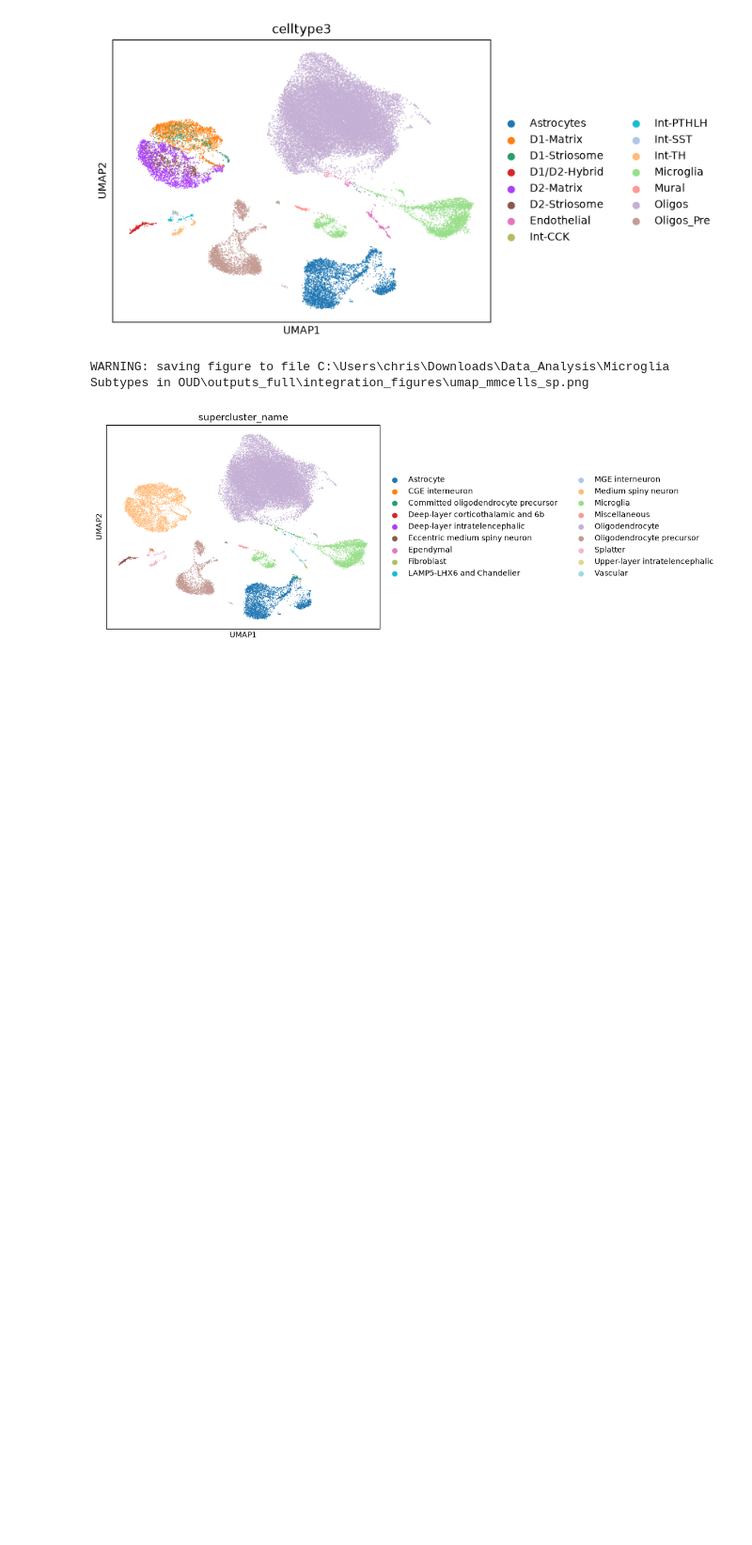
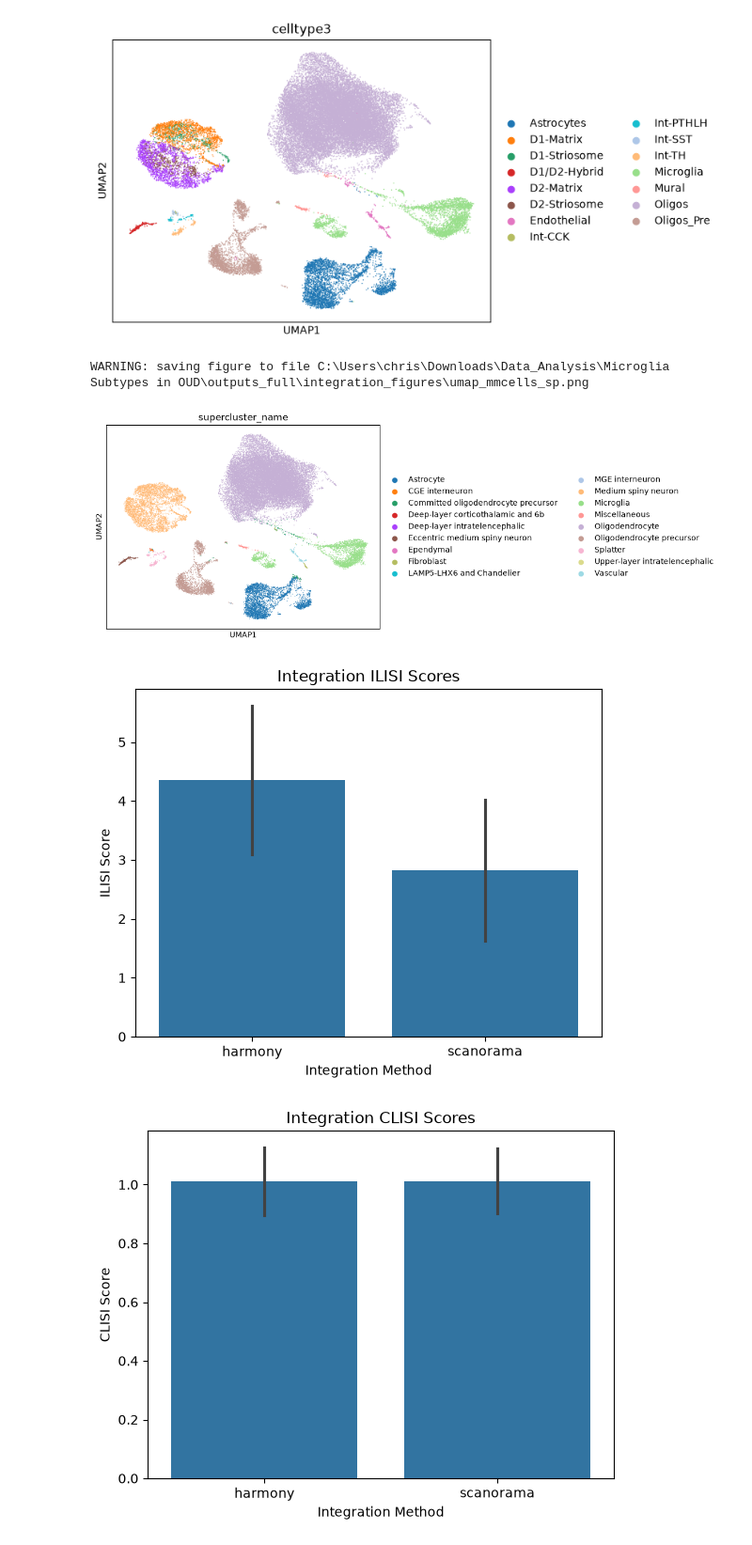
Before and after one commit to danielle-daneuro/Microglia-Subtypes-in-OUD, a Jupyter notebook: notebooks/f03_integration_putamen.ipynb, the cells around one changed output. Shown at 94% size. Drawn from its saved outputs; the diff is of its cells as text; code cells hidden in the pictures; blank space fills up the shorter version.

```diff
--- a/notebooks/f03_integration_putamen.ipynb
+++ b/notebooks/f03_integration_putamen.ipynb
@@ -179,3 +180,6 @@ WARNING: saving figure to file C:\Users\chris\Downloads\Data_Analysis\Microglia
 #Write integrated data
 hpdata.write_h5ad(data_loc / 'intermediate/hp_integrated')
 spdata.write_h5ad(data_loc / 'intermediate/sp_integrated')
+# %%
+hpdata = sc.read_h5ad(data_loc / 'intermediate/hp_integrated')
+spdata = sc.read_h5ad(data_loc / 'intermediate/sp_integrated')
@@ -181,0 +204,36 @@ spdata.write_h5ad(data_loc / 'intermediate/sp_integrated')
+# %%
+#Calculate the ilisi values for harmony integrated data
+mtadata = hpdata.obs[['id']].copy()
+harmony_ilisi = (hm.compute_lisi(X=hpdata.obsm['X_pca_harmony'],
+                                metadata=mtadata,
+                                label_colnames=['id']))
+df_ilisi = pd.DataFrame()
+df_ilisi['harmony'] = pd.DataFrame(harmony_ilisi)
+
+#Calculate the ilisi values for scanorama integrated data
+mtadata = spdata.obs[['id']].copy()
+scanorama_ilisi = (hm.compute_lisi(X=spdata.obsm['X_scanorama'],
+                                metadata=mtadata,
+                                label_colnames=['id']))
+df_ilisi['scanorama'] = pd.DataFrame(scanorama_ilisi)
+#Save ilisi scores to csv
+df_ilisi.to_csv(script_loc.parent / 'outputs_full/tables/p_ilisi_scores.csv', index=False)
+# %%
+#Create a bar plot of ilisi scores across methods
+df_ilisi = df_ilisi.melt(var_name="method", value_name="lisi_score")
+(sns.barplot(data=df_ilisi, x='method', y='lisi_score', errorbar='sd')
+    .set(title='Integration ILISI Scores', xlabel='Integration Method', ylabel='ILISI Score'))
+
+plt.savefig(script_loc.parent / 'outputs_full/integration_figures/p_ilisi_scores.png', dpi=300)
+plt.show()
+
+#Create a bar plot of clisi scores across methods
+df_clisi = df_clisi.melt(var_name="method", value_name="lisi_score")
+(sns.barplot(data=df_clisi, x='method', y='lisi_score', errorbar='sd')
+    .set(title='Integration CLISI Scores', xlabel='Integration Method', ylabel='CLISI Score'))
+
+plt.savefig(script_loc.parent / 'outputs_full/integration_figures/p_clisi_scores.png', dpi=300)
+plt.show()
+# %% [output]
+[figure, added]
+[figure, added]
```
Also changed, not shown: parts of 2 cells of this notebook, 1 other file.
